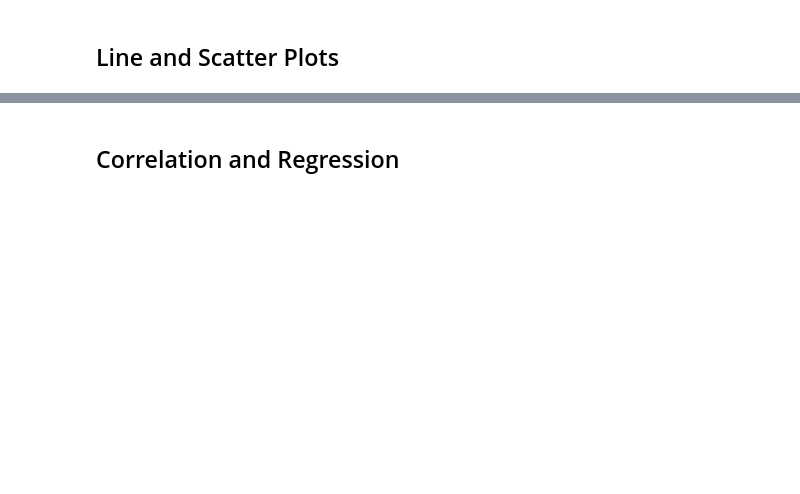
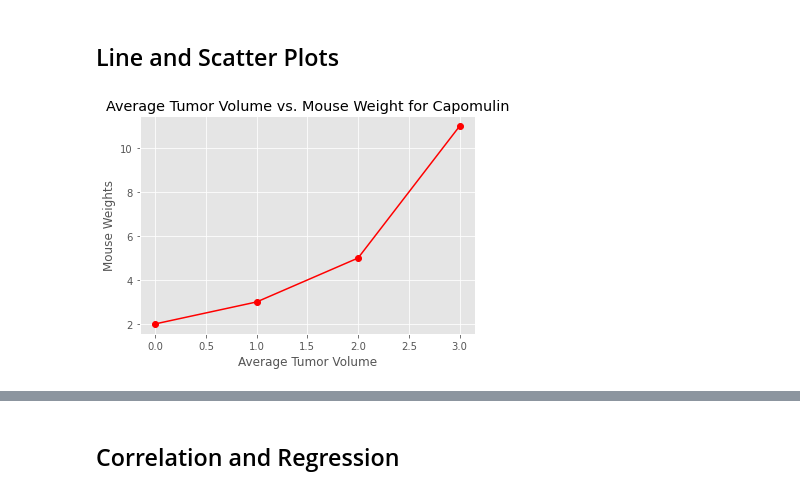
Before and after one commit to lakemp2345/Matplotlib-Challenge, a Jupyter notebook: pymaceuticals_starter.ipynb, the cells around one changed output, grey strips where cells are left out. Drawn from its saved outputs; the diff is of its cells as text; code cells hidden in the pictures; blank space fills up the shorter version.

Commit message:
charts

```diff
--- a/pymaceuticals_starter.ipynb
+++ b/pymaceuticals_starter.ipynb
@@ -323,0 +330,6 @@ Name: Tumor Volume (mm3), dtype: float64
+# %%
+Infubinol_mouse=without_duplicate_mouse[(without_duplicate_mouse["Drug Regimen"]=='Infubinol')&(without_duplicate_mouse["Timepoint"]==45)]
+#print(Infubinol_mouse)
+
+Infubinol_mouse_tumor_size=Infubinol_mouse["Tumor Volume (mm3)"]
+print(Infubinol_mouse_tumor_size)
@@ -323,0 +347,6 @@ Name: Tumor Volume (mm3), dtype: float64
+# %%
+Ceftamin_mouse=without_duplicate_mouse[(without_duplicate_mouse["Drug Regimen"]=='Ceftamin')&(without_duplicate_mouse["Timepoint"]==45)]
+#print(Ceftamin_mouse)
+
+Ceftamin_mouse_tumor_size=Ceftamin_mouse["Tumor Volume (mm3)"]
+print(Ceftamin_mouse_tumor_size)
@@ -324,11 +368,27 @@ Name: Tumor Volume (mm3), dtype: float64
 # %%
 # Put treatments into a list for for loop (and later for plot labels)
-
+#treatments=[Capomulin, Ramicane, Infubinol, Ceftamin]
 
 # Create empty list to fill with tumor vol data (for plotting)
-
+tumor_volume=[Capomulin_mouse_tumor_size, Ramicane_mouse_tumor_size, Infubinol_mouse_tumor_size, Ceftamin_mouse_tumor_size]
+print(tumor_volume)
 
 # Calculate the IQR and quantitatively determine if there are any potential outliers.
+quartiles=tumor_volume.quartile([.25,.5,.75])
+lowerq=quartiles[0.25]
+upperq=quartiles[0.75]
+iqr=upperq-lowerq
+
+print(f"The lower quartile of tumor volume is: {lowerq}")
+print(f"The upper quartile of tumor volume is: {upperq}")
+print(f"The interquartile range of tumor volume is: {iqr}")
+print(f"The the median of tumor volume is: {quartiles[0.5]} ")
+
+lower_bound = lowerq - (1.5*iqr)
+upper_bound = upperq + (1.5*iqr)
+print(f"Values below {lower_bound} could be outliers.")
+print(f"Values above {upper_bound} could be outliers.")
+
 
 
     # Locate the rows which contain mice on each drug and get the tumor volumes
@@ -348,0 +424,14 @@ Name: Tumor Volume (mm3), dtype: float64
+# %%
+# Generate a line plot of tumor volume vs. time point for a mouse treated with Capomulin
+x_axis = np.arange(0, len(tumor_volume))
+mouse_weights = []
+for x in x_axis:
+    mouse_weights.append(x * x + np.random.randint(0, np.ceil(max(x_axis))))
+    plt.title("Average Tumor Volume vs. Mouse Weight for Capomulin")
+plt.xlabel("Average Tumor Volume")
+plt.ylabel("Mouse Weights")
+
+plt.plot(x_axis, mouse_weights, marker="o", color="red")
+plt.show()
+# %% [output]
+[figure, added]
```
Also changed, not shown: parts of 13 cells of this notebook.
